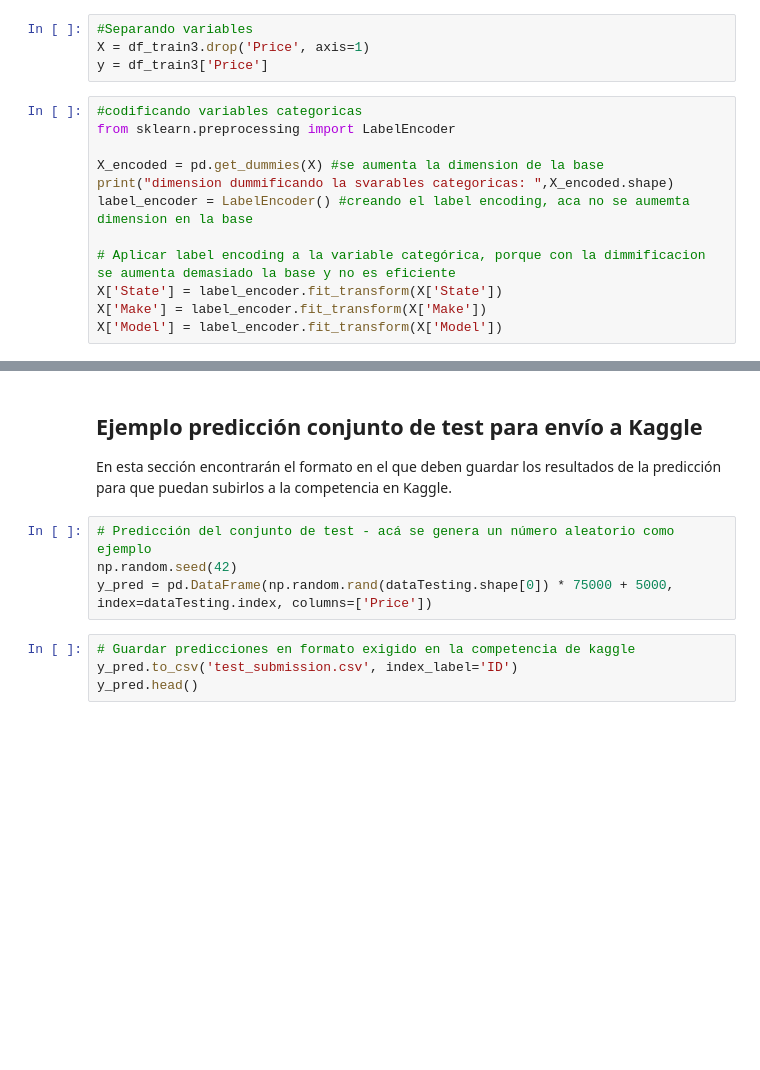
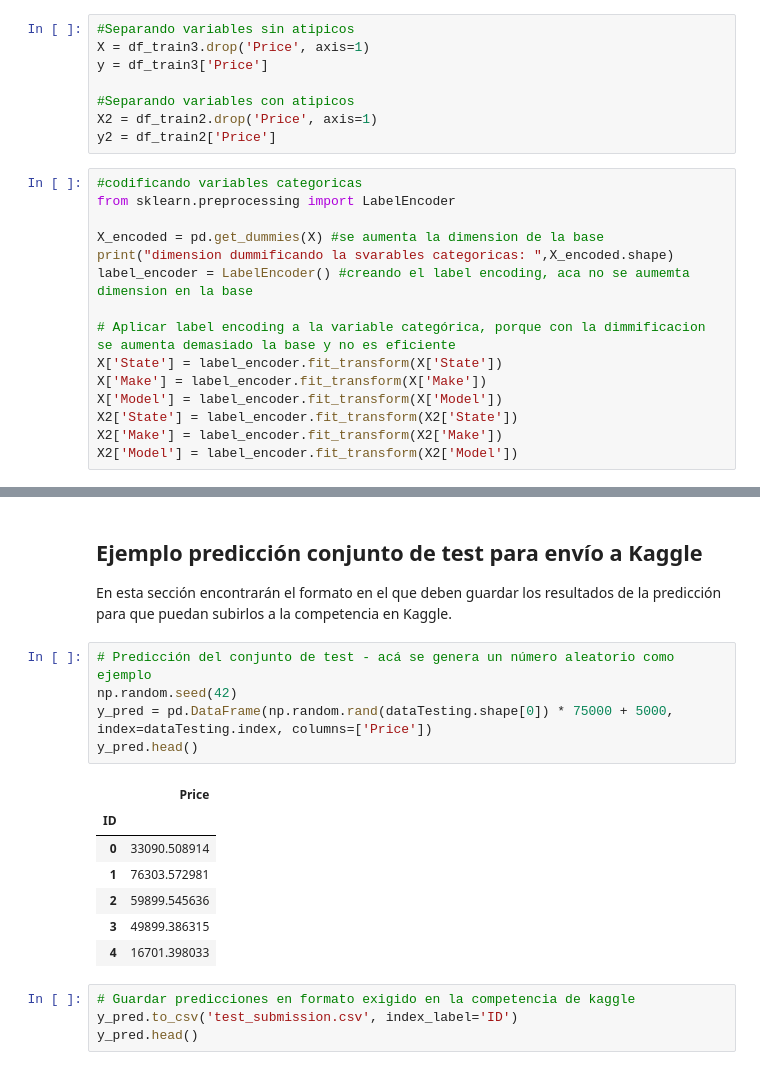
Before and after one commit to felipelobatodasilva/MIAD_NLP, a Jupyter notebook: proyecto/S3P1_proyecto1.ipynb, the cells around one changed output, grey strips where cells are left out. Drawn from its saved outputs; the diff is of its cells as text; blank space fills up the shorter version.

```diff
--- a/proyecto/S3P1_proyecto1.ipynb
+++ b/proyecto/S3P1_proyecto1.ipynb
@@ -255,9 +255,13 @@ dtype: int64
 #estandarizacion vbles:Este procedimiento consiste en transformar linealmente las variables predictoras para que tengan media cero y varianza y desviación estándar igual a uno.
 #no creo que sea correcto estandarizar, porque los valores de las variables numericos son muy altos
 # %%
-#Separando variables
+#Separando variables sin atipicos
 X = df_train3.drop('Price', axis=1)
 y = df_train3['Price']
+
+#Separando variables con atipicos
+X2 = df_train2.drop('Price', axis=1)
+y2 = df_train2['Price']
 # %%
 #codificando variables categoricas
 from sklearn.preprocessing import LabelEncoder
@@ -270,6 +274,9 @@ label_encoder = LabelEncoder() #creando el label encoding, aca no se aumemta dim
 X['State'] = label_encoder.fit_transform(X['State'])
 X['Make'] = label_encoder.fit_transform(X['Make'])
 X['Model'] = label_encoder.fit_transform(X['Model'])
+X2['State'] = label_encoder.fit_transform(X2['State'])
+X2['Make'] = label_encoder.fit_transform(X2['Make'])
+X2['Model'] = label_encoder.fit_transform(X2['Model'])
 # %% [output]
 dimension dummificando la svarables categoricas:  (388973, 615)
 # %%
@@ -446,7 +641,16 @@ En esta sección encontrarán el formato en el que deben guardar los resultados
 # %%
 # Predicción del conjunto de test - acá se genera un número aleatorio como ejemplo
 np.random.seed(42)
 y_pred = pd.DataFrame(np.random.rand(dataTesting.shape[0]) * 75000 + 5000, index=dataTesting.index, columns=['Price'])
+y_pred.head()
+# %% [output]
+|  | Price |
+| ID |  |
+| 0 | 33090.508914 |
+| 1 | 76303.572981 |
+| 2 | 59899.545636 |
+| 3 | 49899.386315 |
+| 4 | 16701.398033 |
 # %%
 # Guardar predicciones en formato exigido en la competencia de kaggle
 y_pred.to_csv('test_submission.csv', index_label='ID')
```
Also changed, not shown: parts of 22 cells of this notebook, 6 other files.
